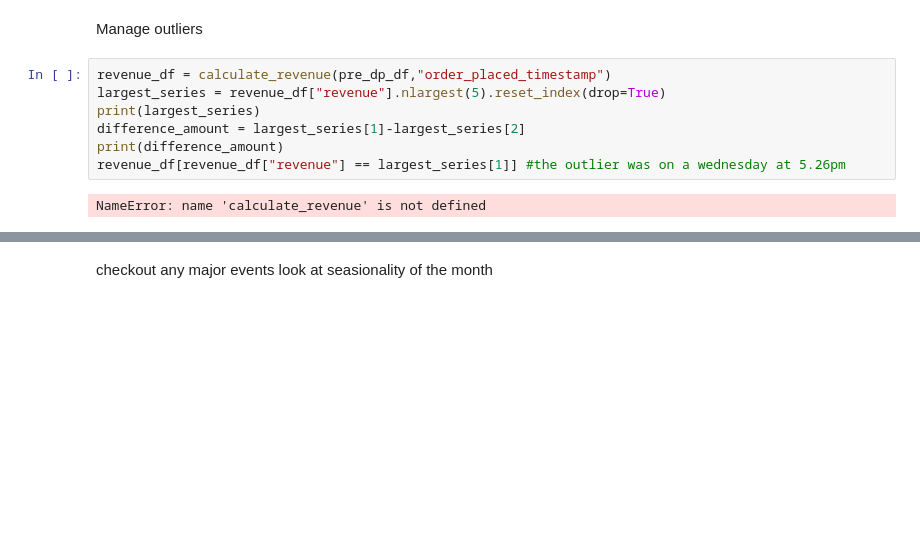
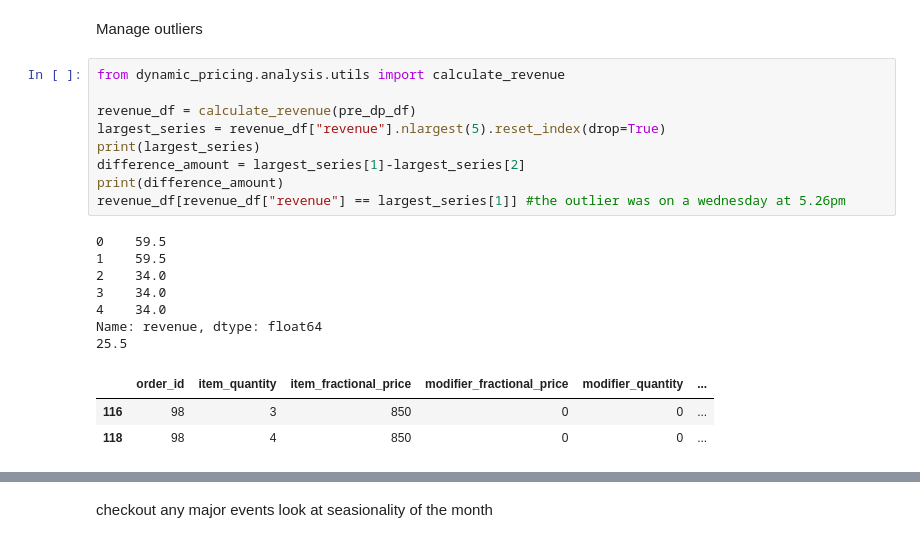
Before and after one commit to Sree5835/dynamic_pricing, a Jupyter notebook: src/dynamic_pricing/analysis/explore_demand_supply.ipynb, the cells around one changed output, grey strips where cells are left out. Drawn from its saved outputs; the diff is of its cells as text; blank space fills up the shorter version.

Commit message:
fix issues with code errors

```diff
--- a/src/dynamic_pricing/analysis/explore_demand_supply.ipynb
+++ b/src/dynamic_pricing/analysis/explore_demand_supply.ipynb
@@ -275,14 +379,25 @@ prep_time_per_interval(post_dp_df_weekends, interval)
 # %% [markdown]
 Manage outliers
 # %%
-revenue_df = calculate_revenue(pre_dp_df,"order_placed_timestamp")
+from dynamic_pricing.analysis.utils import calculate_revenue
+
+revenue_df = calculate_revenue(pre_dp_df)
 largest_series = revenue_df["revenue"].nlargest(5).reset_index(drop=True)
 print(largest_series)
 difference_amount = largest_series[1]-largest_series[2]
 print(difference_amount)
 revenue_df[revenue_df["revenue"] == largest_series[1]] #the outlier was on a wednesday at 5.26pm
 # %% [output]
-NameError: name 'calculate_revenue' is not defined
+0    59.5
+1    59.5
+2    34.0
+3    34.0
+4    34.0
+Name: revenue, dtype: float64
+25.5
+|  | order_id | item_quantity | item_fractional_price | modifier_fractional_price | modifier_quantity | ... |
+| 116 | 98 | 3 | 850 | 0 | 0 | ... |
+| 118 | 98 | 4 | 850 | 0 | 0 | ... |
 # %%
 from dynamic_pricing.analysis.utils import calculate_revenue_by_day_period
 
```
Also changed, not shown: parts of 9 cells of this notebook.
